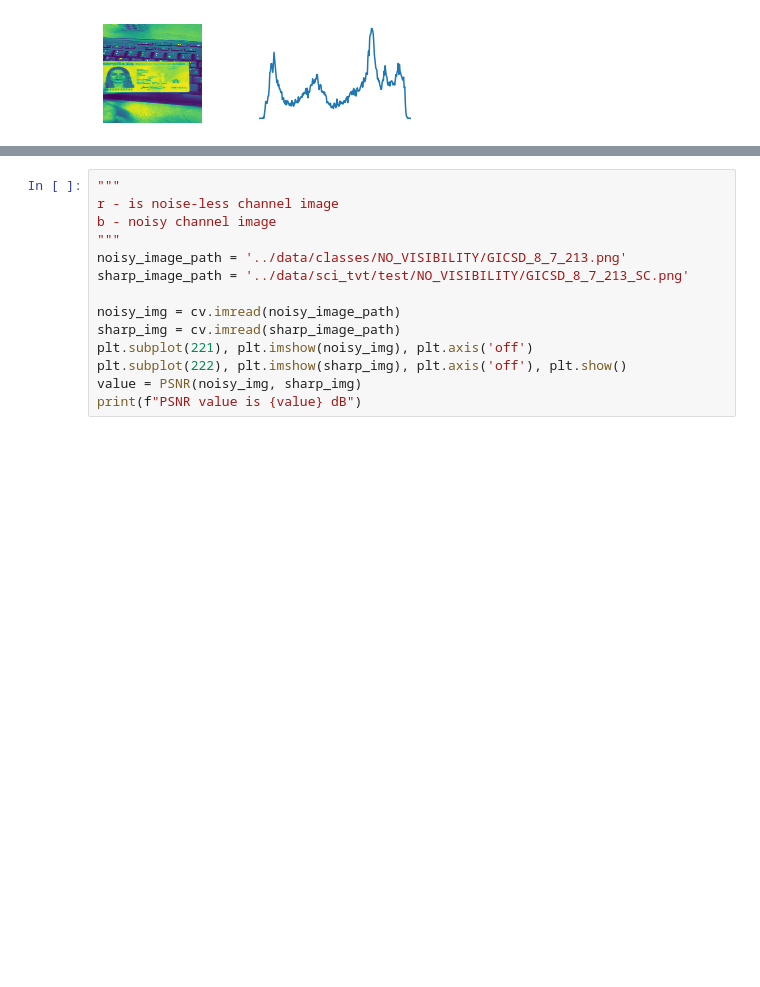
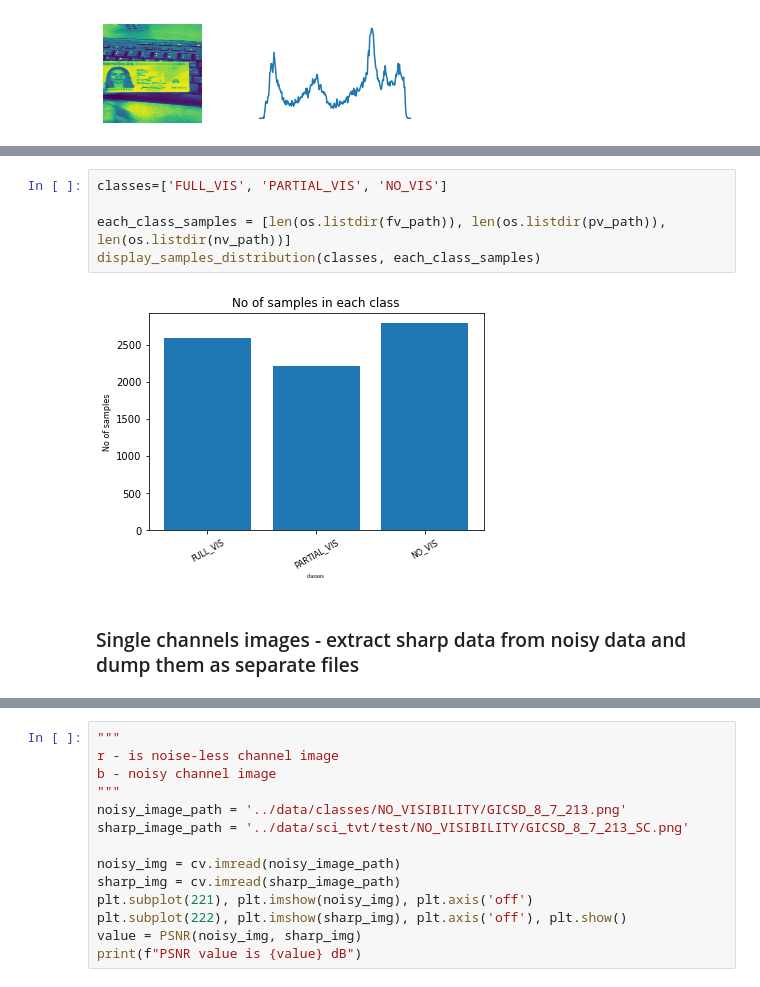
Before and after one commit to VeeranjaneyuluToka/tensorflow, a Jupyter notebook: assignments/160420/src/data_processing.ipynb, the cells around one changed output, grey strips where cells are left out. Saved outputs shown, nothing was run; the diff lists cells and outputs as text; blank space fills up the shorter version.

```diff
--- a/assignments/160420/src/data_processing.ipynb
+++ b/assignments/160420/src/data_processing.ipynb
@@ -205,0 +282,9 @@ display_img_1channel_hist(b)
+# %%
+classes=['FULL_VIS', 'PARTIAL_VIS', 'NO_VIS']
+
+each_class_samples = [len(os.listdir(fv_path)), len(os.listdir(pv_path)), len(os.listdir(nv_path))]
+display_samples_distribution(classes, each_class_samples)
+# %% [output]
+[figure, added]
+# %% [markdown]
+### Single channels images - extract sharp data from noisy data and dump them as separate files ###
```
Also changed, not shown: parts of 41 cells of this notebook, 4 other files.
